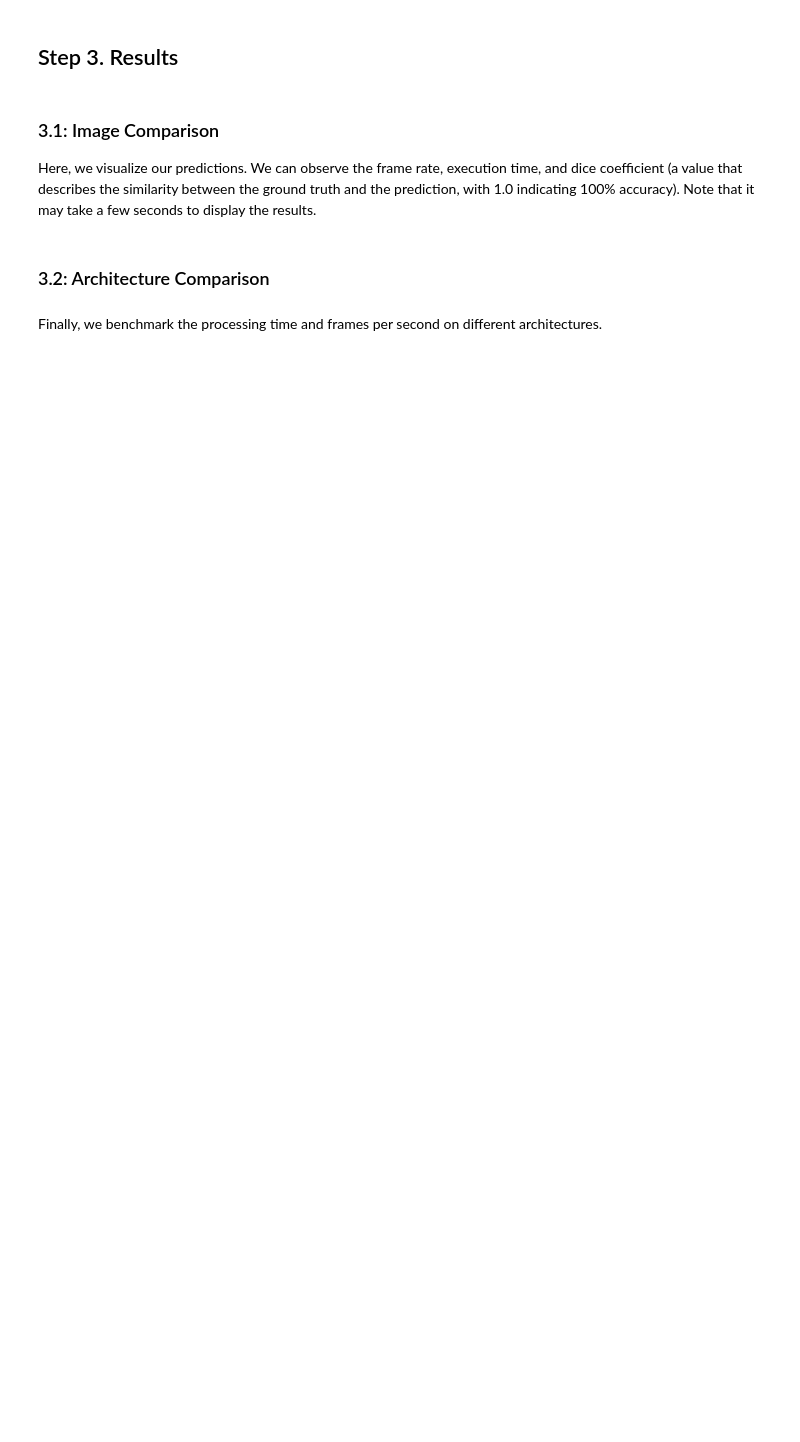
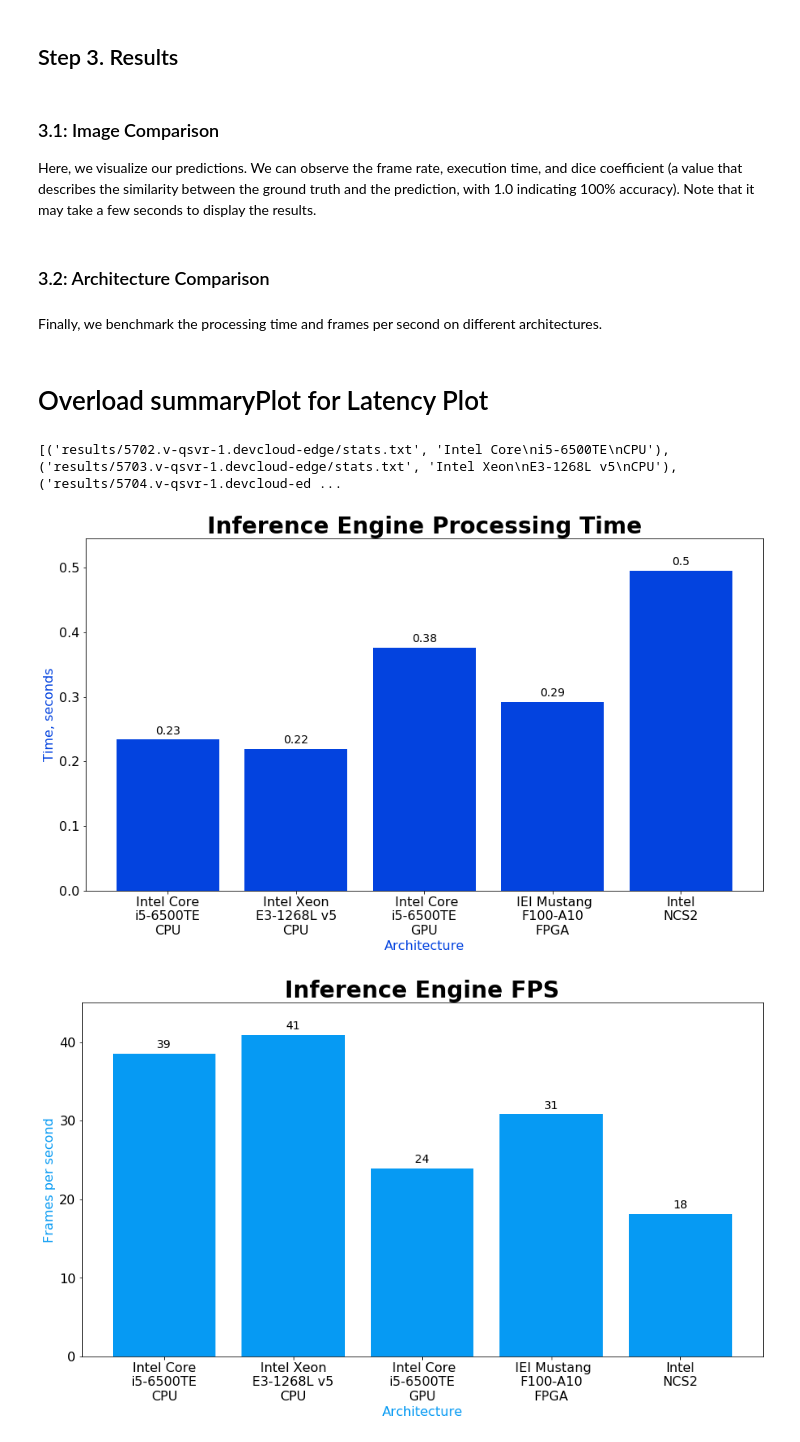
Before and after one commit to mdiqbal8/iot-devcloud, a Jupyter notebook: python/Healthcare/healthcare_openvino.ipynb, the cells around one changed output. Cells and saved outputs as stored; diff of their text form; code cells hidden in the pictures; blank space fills up the shorter version.

Commit message:
update healthcare latency chart and stats saving path

```diff
--- a/python/Healthcare/healthcare_openvino.ipynb
+++ b/python/Healthcare/healthcare_openvino.ipynb
@@ -206,3 +285,5 @@ outputHTML('IEI Tank + IEI Mustang-F100-A10 (Intel® Arria® 10 FPGA)',
 ### 3.2: Architecture Comparison
 # %% [markdown]
 Finally, we benchmark the processing time and frames per second on different architectures.
+# %% [markdown]
+# Overload summaryPlot for Latency Plot
@@ -209,17 +359,30 @@ Finally, we benchmark the processing time and frames per second on different arc
 # %%
 arch_list = [('core', 'Intel Core\ni5-6500TE\nCPU'),
              ('xeon', 'Intel Xeon\nE3-1268L v5\nCPU'),
              ('gpu', ' Intel Core\ni5-6500TE\nGPU'),
-             ('ncs2', 'Intel\nNCS2'),
-             ('fpga', ' IEI Mustang\nF100-A10\nFPGA')]
+             ('fpga', ' IEI Mustang\nF100-A10\nFPGA'),
+             ('ncs2', 'Intel\nNCS2')]
+
+# Batch size currently use for demo
+batch_dic = {"Intel Core\ni5-6500TE\nCPU": 1, "Intel Xeon\nE3-1268L v5\nCPU": 1,
+         " Intel Core\ni5-6500TE\nGPU": 1, " IEI Mustang\nF100-A10\nFPGA": 1,
+         " IEI Mustang\nV100-MX8\nVPU": 8, "Intel\nNCS2": 1, "Intel Atom\nx7-E3950\nUP2/GPU": 1}
 
 stats_list = []
 for arch, a_name in arch_list:
     if 'job_id_'+arch in vars():
         stats_list.append(('results/'+vars()['job_id_'+arch][0]+'/stats.txt', a_name))
     else:
         stats_list.append(('placeholder'+arch, a_name))
 
+print(stats_list)
+
 summaryPlot(stats_list, 'Architecture', 'Time, seconds', 'Inference Engine Processing Time', 'time' )
+summaryPlot(stats_list, 'Architecture', 'Frames per second', 'Inference Engine FPS', 'fps' )
 
-summaryPlot(stats_list, 'Architecture', 'Frames per second', 'Inference Engine FPS', 'fps' )
+# Latency Plot
+summaryPlot(stats_list, 'Architecture', 'Time (ms)', 'Inference Engine Latency', 'latency')
+# %% [output]
+[('results/5702.v-qsvr-1.devcloud-edge/stats.txt', 'Intel Core\ni5-6500TE\nCPU'), ('results/5703.v-qsvr-1.devcloud-edge/stats.txt', 'Intel Xeon\nE3-1268L v5\nCPU'), ('results/5704.v-qsvr-1.devcloud-ed ...
+[figure, added]
+[figure, added]
```
Also changed, not shown: parts of 13 cells of this notebook, 2 other files.
